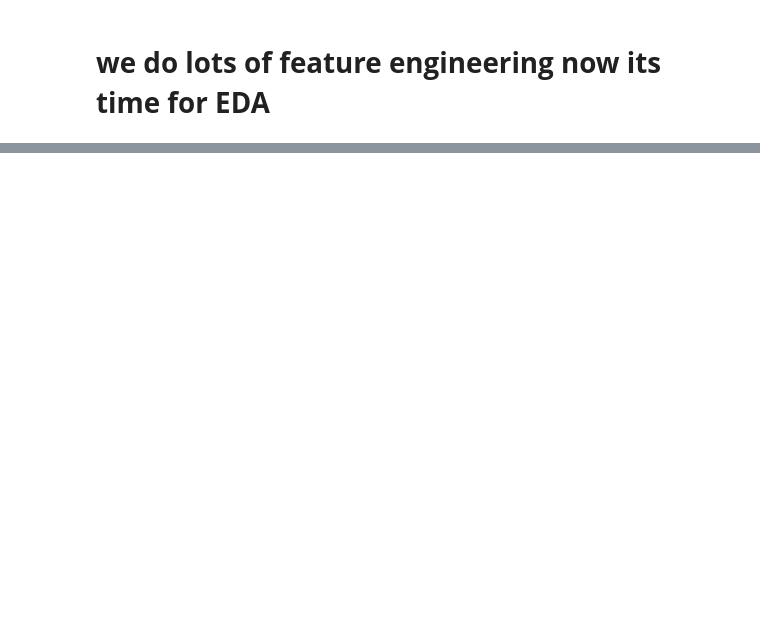
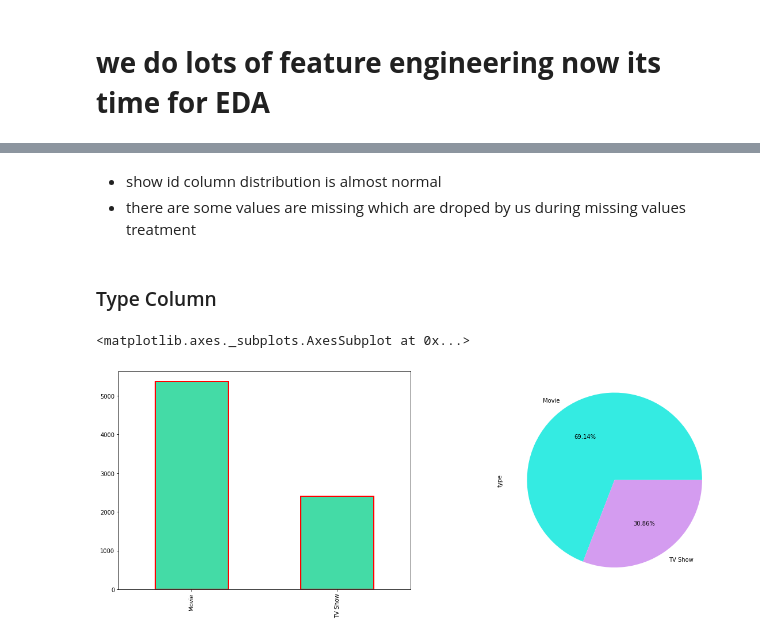
Before and after one commit to tarun422/Netflix-DataSet-Clustring, a Jupyter notebook: Netflix_Clustring.ipynb, the cells around one changed output, grey strips where cells are left out. Saved outputs shown, nothing was run; the diff lists cells and outputs as text; code cells hidden in the pictures; blank space fills up the shorter version.

```diff
--- a/Netflix_Clustring.ipynb
+++ b/Netflix_Clustring.ipynb
@@ -1229,0 +1212,14 @@ movies_df
+# %% [markdown]
+* show id column distribution is almost normal
+* there are some values are missing which are droped by us during missing values treatment
+# %% [markdown]
+###  Type Column
+# %%
+plt.figure(figsize=(20,7))
+plt.subplot(1,2,1)
+df['type'].value_counts().plot(kind='bar',color='#44dba6',edgecolor='red',linewidth=2)
+plt.subplot(1,2,2)
+df['type'].value_counts().plot(kind='pie',colors=['#34ebe2','#d49cf0'],autopct='%.2f%%')
+# %% [output]
+<matplotlib.axes._subplots.AxesSubplot at 0x...>
+[figure, added]
```
Also changed, not shown: parts of 57 cells of this notebook.
